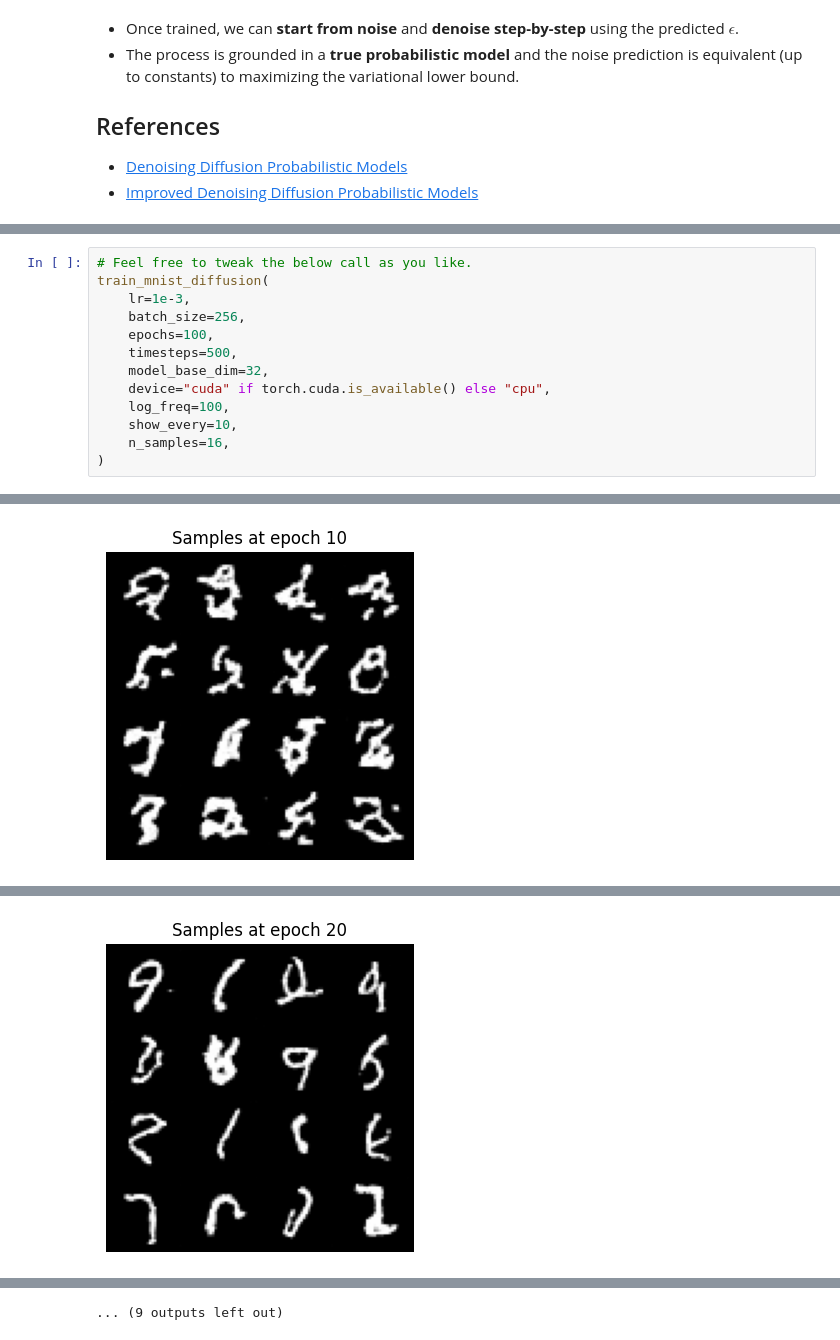
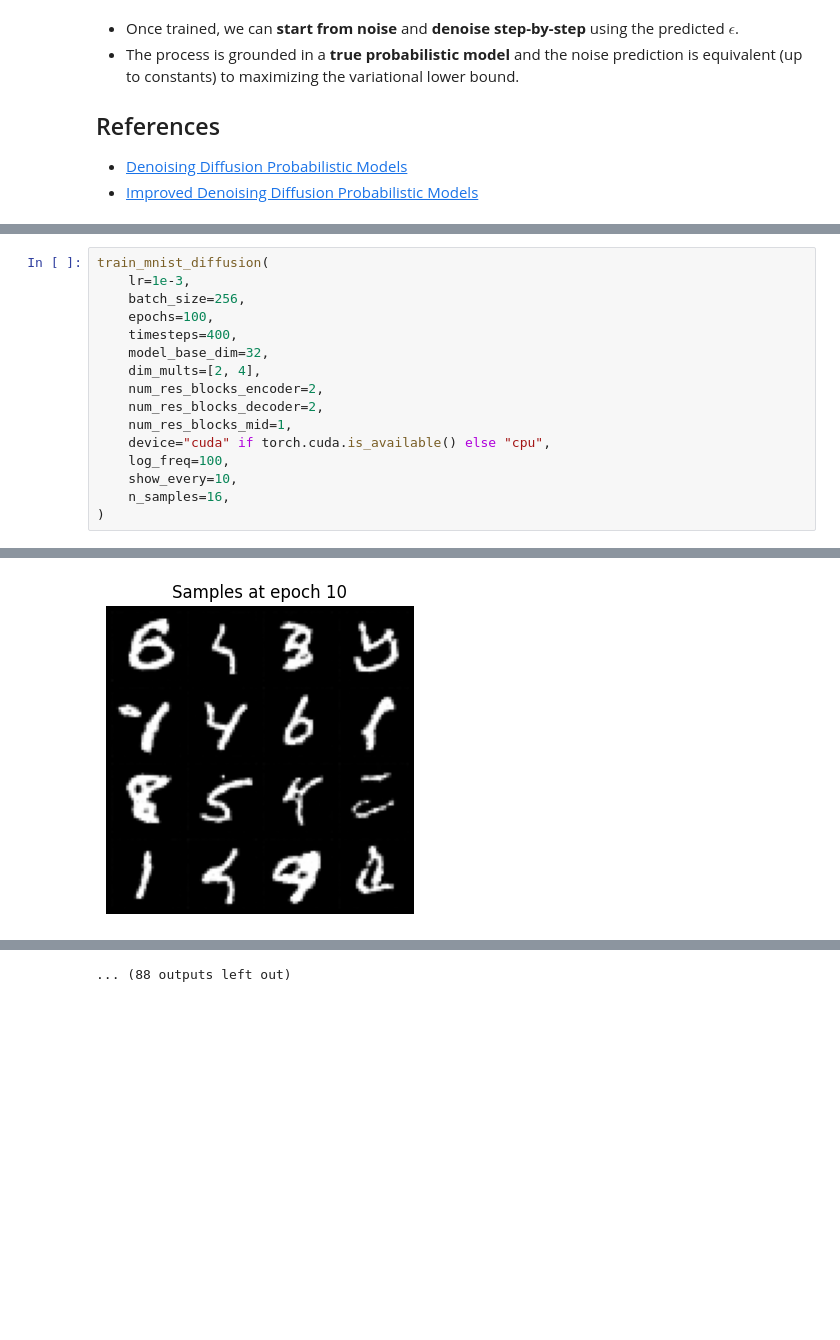
Before and after one commit to tae898/vae-diffusion, a Jupyter notebook: 03.diffusion.ipynb, the cells around one changed output, grey strips where cells are left out. Cells and saved outputs as stored; diff of their text form; blank space fills up the shorter version.

```diff
--- a/03.diffusion.ipynb
+++ b/03.diffusion.ipynb
@@ -1110,11 +1092,14 @@ def train_mnist_diffusion(
 # %%
-# Feel free to tweak the below call as you like.
 train_mnist_diffusion(
     lr=1e-3,
     batch_size=256,
     epochs=100,
-    timesteps=500,
+    timesteps=400,
     model_base_dim=32,
+    dim_mults=[2, 4],
+    num_res_blocks_encoder=2,
+    num_res_blocks_decoder=2,
+    num_res_blocks_mid=1,
     device="cuda" if torch.cuda.is_available() else "cpu",
     log_freq=100,
     show_every=10,
@@ -1141 +1120 @@ Epoch 10 done. Avg Loss: 0.0498
-[figure, old version]
+[figure, new version]
@@ -1159 +1120,0 @@ Epoch 20 done. Avg Loss: 0.0429
-[figure, removed]
@@ -1232 +1121 @@ Epoch 60 done. Avg Loss: 0.0383
-... (9 outputs left out)
+... (88 outputs left out)
```
Also changed, not shown: parts of 9 cells of this notebook, 3 other files.
